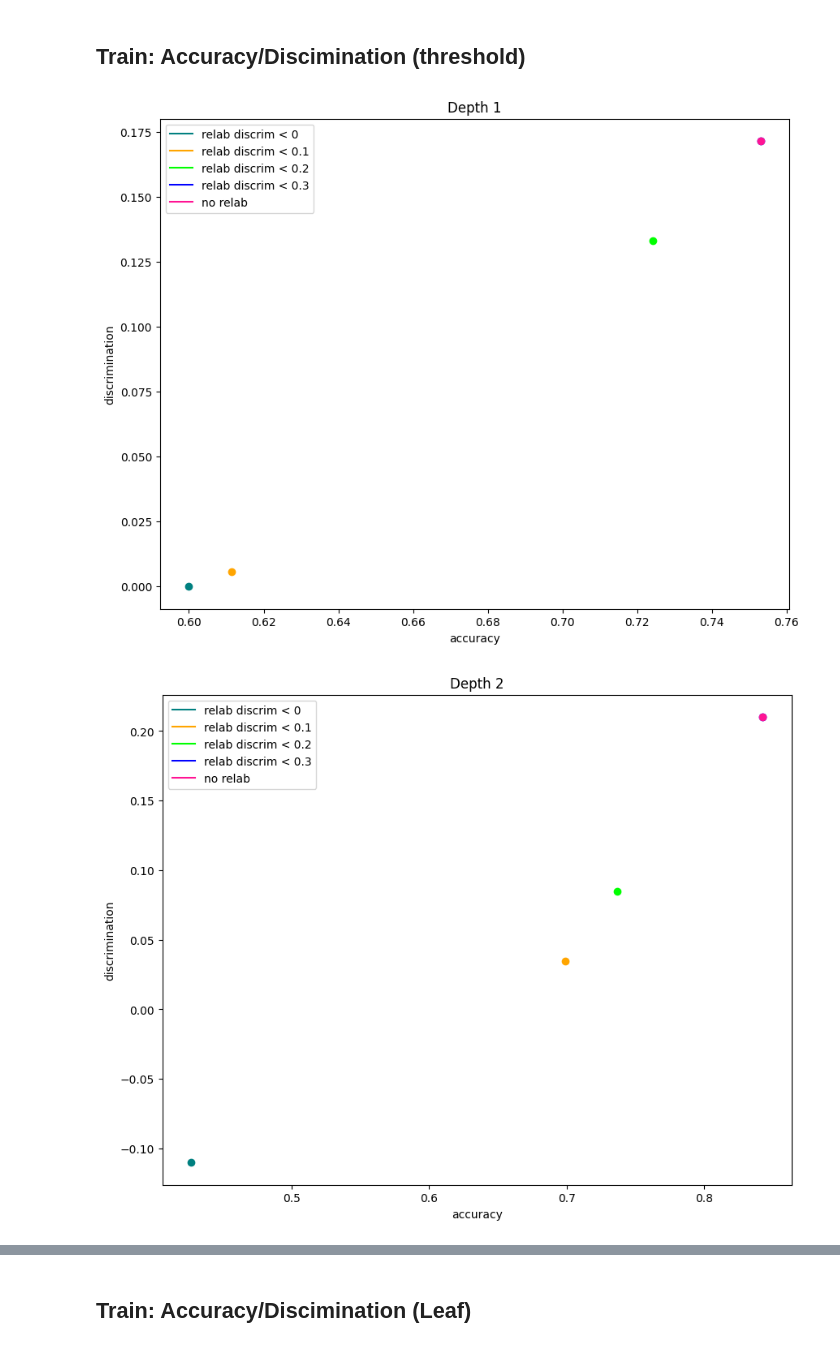
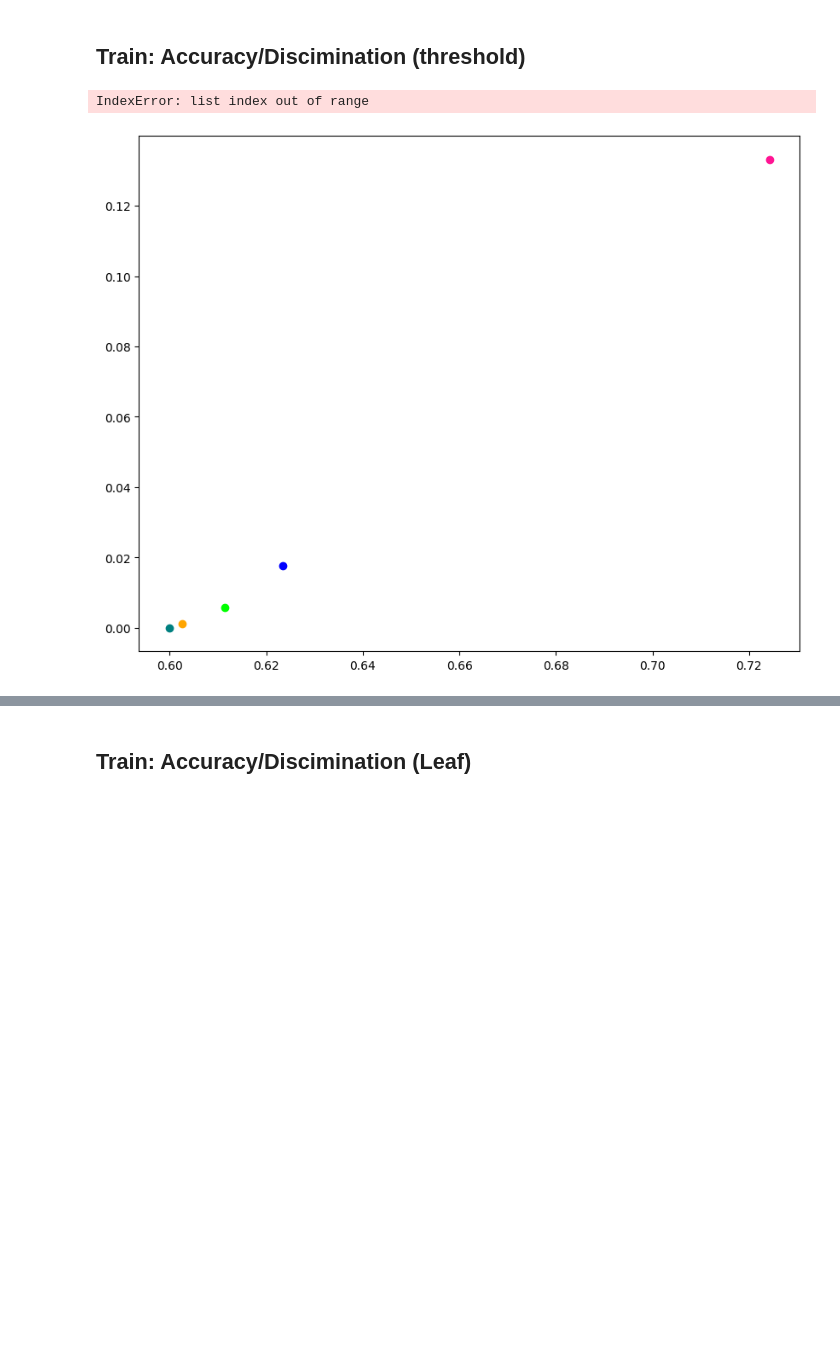
Before and after one commit to Hadyark/Masters-thesis_How-to-find-Decision-Trees-that-are-Optimal, a Jupyter notebook: MyCode/lawsuit/relab_sklearn_graph.ipynb, the cells around one changed output, grey strips where cells are left out. Saved outputs shown, nothing was run; the diff lists cells and outputs as text; code cells hidden in the pictures; blank space fills up the shorter version.

```diff
--- a/MyCode/lawsuit/relab_sklearn_graph.ipynb
+++ b/MyCode/lawsuit/relab_sklearn_graph.ipynb
@@ -306,33 +306,37 @@ for depth in df['depth'].unique():
 colors11 = _COLORS11.copy()
 colors4 = _COLORS5.copy()
 legends = ['relab discrim < 0', 'relab discrim < 0.1', 'relab discrim < 0.2', 'relab discrim < 0.3', 'no relab']
 fig, axes = plt.subplots()
 for depth in df['depth'].unique():
     index_legends = 0
-    for x_axe, y_axe in [('accuracy_relab_0.0', 'discrimination_relab_0.0'), ('accuracy_relab_0.1', 'discrimination_relab_0.1'), ('accuracy_relab_0.2', 'discrimination_relab_0.2'), ('accuracy_relab_0.3', 'discrimination_relab_0.3'), ('accuracy_pred', 'discrimination_train_pred')]:
+    for x_axe, y_axe in [('accuracy_relab_0.0', 'discrimination_relab_0.0'), ('accuracy_relab_0.05', 'discrimination_relab_0.05'),
+                         ('accuracy_relab_0.1', 'discrimination_relab_0.1'), ('accuracy_relab_0.15', 'discrimination_relab_0.15'),
+                         ('accuracy_relab_0.2', 'discrimination_relab_0.2'), ('accuracy_relab_0.25', 'discrimination_relab_0.25'),
+                         ('accuracy_relab_0.3', 'discrimination_relab_0.3'),
+                         ('accuracy_pred', 'discrimination_train_pred')]:
         index_color = 0
         y_values = list()
         x_values = list()
         for k in df['k'].unique():
             tmp = df.loc[(df["k"] == k) & (df["depth"] == depth)]
             x_values.append(tmp[x_axe].mean())
             y_values.append(tmp[y_axe].mean())
 
             plt.scatter(tmp[x_axe].mean(), tmp[y_axe].mean(), c=colors4[index_legends])
 
             index_color +=1
 
         plt.plot(x_values, y_values, label=legends[index_legends], c=colors4[index_legends])
         index_legends +=1
     plt.rcParams.update({'figure.figsize':(10,8), 'figure.dpi':100})
     plt.title(f'Depth {depth}')
     plt.ylabel('discrimination')
     plt.xlabel('accuracy')
     #plt.ylim(-0.2, 0.3)
     #plt.xlim(0, 1)
     plt.legend()
 
     plt.show()
 # %% [output]
+IndexError: list index out of range
-[figure, old version]
+[figure, new version]
-[figure, removed]
```
Also changed, not shown: parts of 6 cells of this notebook, 45 other files.
